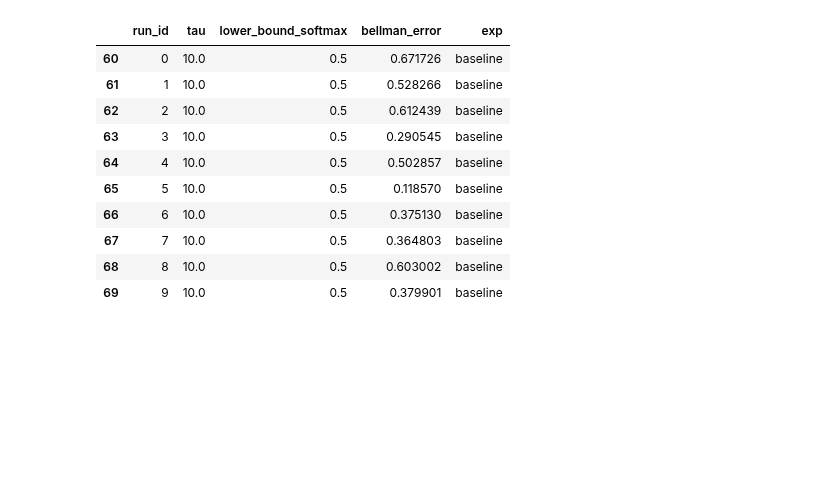
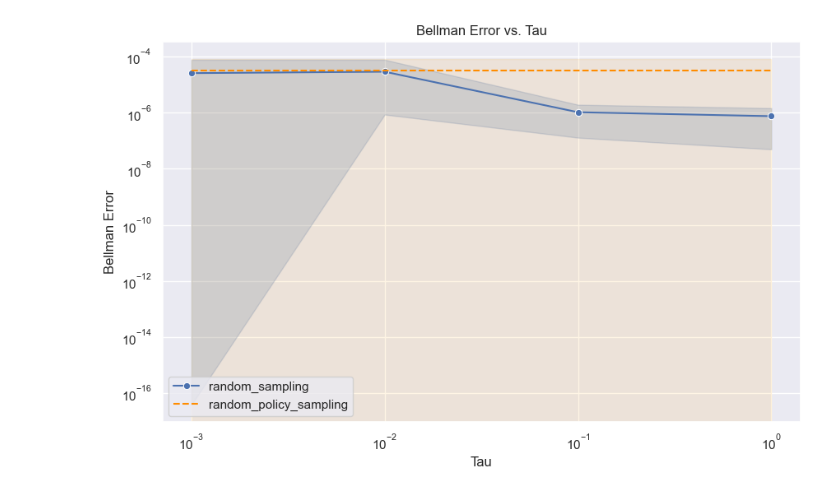
Before and after one commit to mariusdgm/phd-research, a Jupyter notebook: experiments/experiment_distributions/analyze_results_random_sampling.ipynb, the cells around one changed output. Cells and saved outputs as stored; diff of their text form; code cells hidden in the pictures; blank space fills up the shorter version.

```diff
--- a/experiments/experiment_distributions/analyze_results_random_sampling.ipynb
+++ b/experiments/experiment_distributions/analyze_results_random_sampling.ipynb
@@ -201,15 +172,64 @@ df_baseline_expanded[:10]
-# %%
-df_baseline_expanded[60:70]
-# %% [output]
-|  | run_id | tau | lower_bound_softmax | bellman_error | exp |
-| 60 | 0 | 10.0 | 0.5 | 0.671726 | baseline |
-| 61 | 1 | 10.0 | 0.5 | 0.528266 | baseline |
-| 62 | 2 | 10.0 | 0.5 | 0.612439 | baseline |
-| 63 | 3 | 10.0 | 0.5 | 0.290545 | baseline |
-| 64 | 4 | 10.0 | 0.5 | 0.502857 | baseline |
-| 65 | 5 | 10.0 | 0.5 | 0.118570 | baseline |
-| 66 | 6 | 10.0 | 0.5 | 0.375130 | baseline |
-| 67 | 7 | 10.0 | 0.5 | 0.364803 | baseline |
-| 68 | 8 | 10.0 | 0.5 | 0.603002 | baseline |
-| 69 | 9 | 10.0 | 0.5 | 0.379901 | baseline |
+# %%
+baseline_dir = r".\results\2024Mar18-151151_baseline_configs"
+
+# Example usage
+baseline_bellman_errors_df = collect_bellman_errors(baseline_dir)
+
+# unique_taus = bellman_errors_df['tau'].unique()
+
+# expanded_rows = []
+# for tau in unique_taus:
+#     temp_df = baseline_bellman_errors_df.copy()  # Make a copy of the baseline dataframe
+#     temp_df['tau'] = tau  # Set tau to the current unique value
+#     expanded_rows.append(temp_df)  # Append the modified dataframe to the list
+
+# # Combine all the expanded rows into a single dataframe
+# df_baseline_expanded = pd.concat(expanded_rows).reset_index(drop=True)
+# df_baseline_expanded["exp"] = "random_policy_sampling"
+# df_baseline_expanded[:10]
+
+baseline_avg_bellman_error = baseline_bellman_errors_df['bellman_error'].mean()
+baseline_std_dev = baseline_bellman_errors_df['bellman_error'].std()
+
+plt.figure(figsize=(10, 6))
+
+# Plot experiment data
+sns.lineplot(data=bellman_errors_df, x="tau", y="bellman_error", hue="exp", marker="o", errorbar="ci")
+
+tau_min = bellman_errors_df['tau'].min()
+tau_max = bellman_errors_df['tau'].max()
+
+log_tau_min, log_tau_max = np.log10(tau_min), np.log10(tau_max)
+plt.plot([10**log_tau_min, 10**log_tau_max], [baseline_avg_bellman_error, baseline_avg_bellman_error], linestyle='--', color='darkorange')
+
+# Add standard deviation as a confidence interval around the baseline
+plt.fill_between([tau_min, tau_max],
+                 [baseline_avg_bellman_error - baseline_std_dev]*2,
+                 [baseline_avg_bellman_error + baseline_std_dev]*2,
+                 color='orange', alpha=0.1, label='random_policy_sampling')
+
+# Adjustments to plot aesthetics
+plt.xlabel("Tau")
+plt.ylabel("Bellman Error")
+plt.xscale("log")
+plt.yscale("log")
+plt.title("Bellman Error vs. Tau")
+
+# Get the current handles and labels from the plot
+handles, labels = plt.gca().get_legend_handles_labels()
+
+# Create a custom handle for the dark orange dotted line
+custom_handle = Line2D([], [], color='darkorange', linestyle='--', label='random_policy_sampling')
+
+# Replace the handle for 'random_policy_sampling' with the custom handle
+# This assumes 'random_policy_sampling' is the last added label/handle. Adjust if needed.
+new_handles = [h for h, l in zip(handles, labels) if l != 'random_policy_sampling'] + [custom_handle]
+new_labels = [l for l in labels if l != 'random_policy_sampling'] + ['random_policy_sampling']
+
+# Create the updated legend with the custom handle
+plt.legend(new_handles, new_labels)
+
+plt.show()
+# %% [output]
+[figure, added]
 # %%
```
Also changed, not shown: parts of 8 cells of this notebook, 2 other files.
